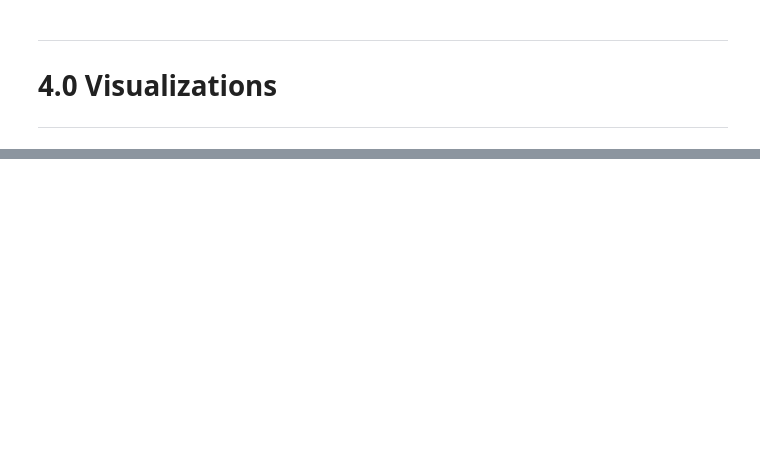
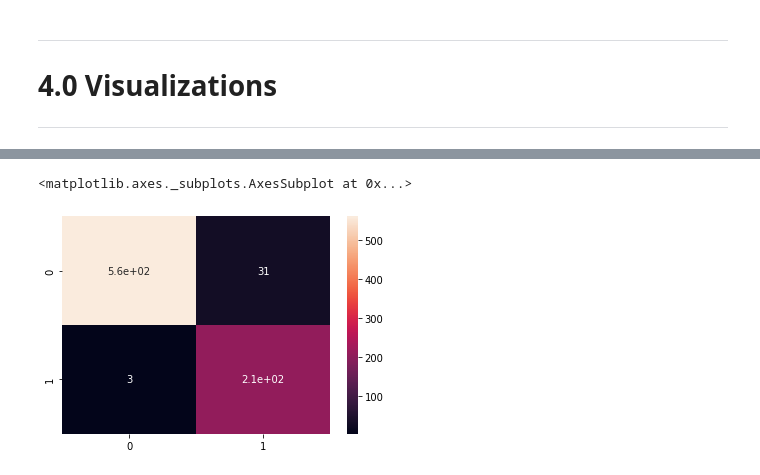
Before and after one commit to ehadda02/em-0213-final-project-template, a Jupyter notebook: Shipsnet.ipynb, the cells around one changed output, grey strips where cells are left out. Cells and saved outputs as stored; diff of their text form; code cells hidden in the pictures; blank space fills up the shorter version.

```diff
--- a/Shipsnet.ipynb
+++ b/Shipsnet.ipynb
@@ -73,0 +352,10 @@ ________
+# %%
+# Flattens the input into a 1D tensor
+model.add(layers.Flatten())
+# Makes the input more readable for classification
+model.add(layers.Dense(64, activation='relu'))
+# Classifies - ensure the input in the number of classes, indexed
+# at 0
+model.add(layers.Dense(1))
+# Final activation function
+model.add(Activation('sigmoid'))
@@ -73,0 +382,7 @@ ________
+# %%
+# Compile the model
+# Use binary_crossentropy because there are only 2 classes present
+model.compile(loss='binary_crossentropy', optimizer='rmsprop', metrics=['accuracy'])
+# %%
+# Train the model
+gen_model = model.fit(X_train, Y_train, epochs=10, validation_data=(X_test, Y_test))
@@ -73,0 +410,7 @@ ________
+# %%
+# Evaluate the model
+from sklearn.metrics import classification_report, confusion_matrix
+predictions = model.predict(X_test)
+print(classification_report(Y_test, predictions.round()))
+cf_matrix = confusion_matrix(Y_test, predictions.round())
+print(cf_matrix)
@@ -73,0 +429,7 @@ ________
+# %%
+# plot heat map of correct and incorrect results for ship and no ship classifications
+import seaborn as sns
+sns.heatmap(cf_matrix, annot=True)
+# %% [output]
+<matplotlib.axes._subplots.AxesSubplot at 0x...>
+[figure, added]
```
Also changed, not shown: parts of 82 cells of this notebook, 1 other file.
